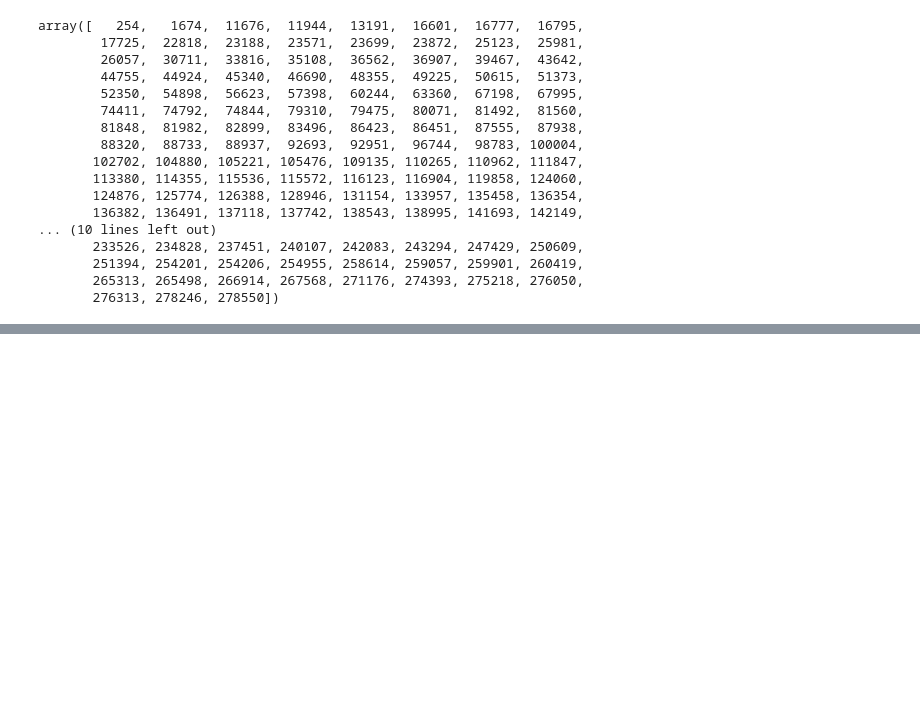
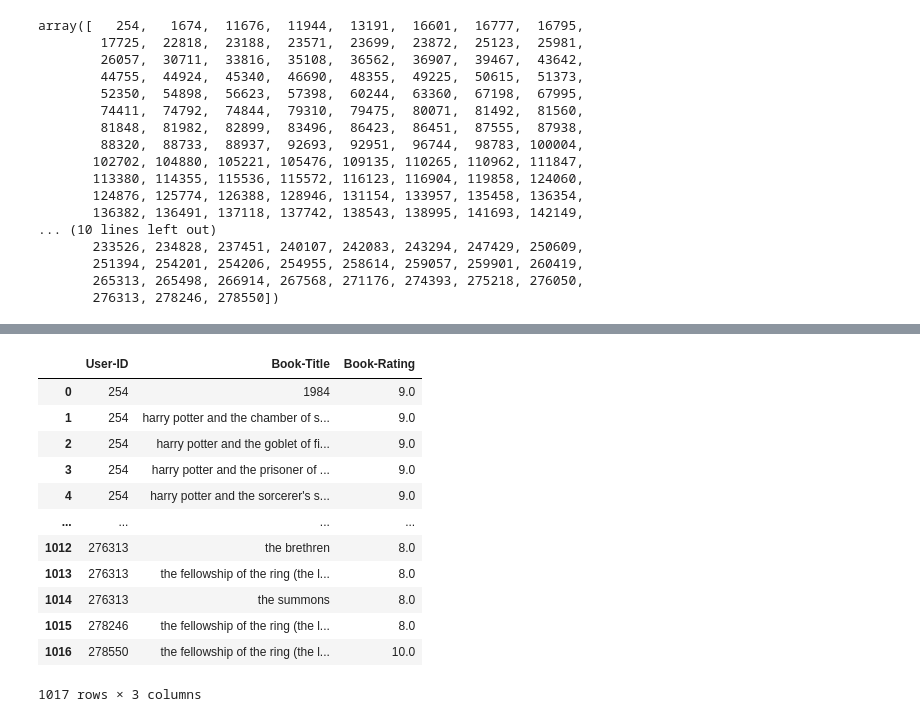
Before and after one commit to Zdeny82/Zdeny82_repo, a Jupyter notebook: algoritmus.ipynb, the cells around one changed output, grey strips where cells are left out. Saved outputs shown, nothing was run; the diff lists cells and outputs as text; code cells hidden in the pictures; blank space fills up the shorter version.

```diff
--- a/algoritmus.ipynb
+++ b/algoritmus.ipynb
@@ -355,13 +404,20 @@ ratings_data_raw = books_of_tolkien_readers[['User-ID', 'Book-Rating', 'Book-Tit
 # %%
 # group by User and Book and compute mean
-ratings_data_raw_nodup = ratings_data_raw.groupby(['User-ID', 'Book-Title'])['Book-Rating'].mean()
+ratings_data_raw_nodup = ratings_data_raw.groupby(['User-ID', 'Book-Title']).agg('Book-Rating').mean().reset_index()
+ratings_data_raw_nodup[ratings_data_raw_nodup.duplicated(subset=['User-ID', 'Book-Title'])] # no duplicates
 
-# reset index to see User-ID in every row
-ratings_data_raw_nodup = ratings_data_raw_nodup.to_frame().reset_index()
-
-dataset_for_corr = ratings_data_raw_nodup.pivot(index='User-ID', columns='Book-Title', values='Book-Rating')
-
-LoR_list = ['the fellowship of the ring (the lord of the rings, part 1)']
-
-result_list = []
-worst_list = []
+ratings_data_raw_nodup
+# %% [output]
+|  | User-ID | Book-Title | Book-Rating |
+| 0 | 254 | 1984 | 9.0 |
+| 1 | 254 | harry potter and the chamber of s... | 9.0 |
+| 2 | 254 | harry potter and the goblet of fi... | 9.0 |
+| 3 | 254 | harry potter and the prisoner of ... | 9.0 |
+| 4 | 254 | harry potter and the sorcerer's s... | 9.0 |
+| ... | ... | ... | ... |
+| 1012 | 276313 | the brethren | 8.0 |
+| 1013 | 276313 | the fellowship of the ring (the l... | 8.0 |
+| 1014 | 276313 | the summons | 8.0 |
+| 1015 | 278246 | the fellowship of the ring (the l... | 8.0 |
+| 1016 | 278550 | the fellowship of the ring (the l... | 10.0 |
+1017 rows × 3 columns
```
Also changed, not shown: parts of 13 cells of this notebook.
